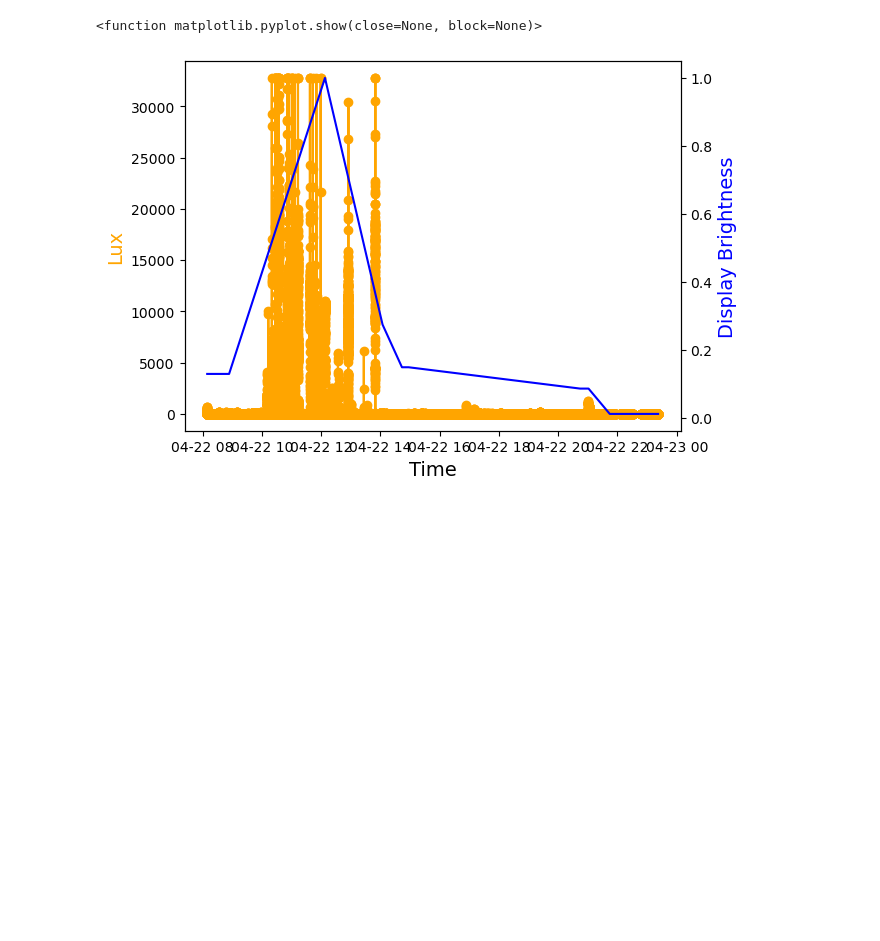
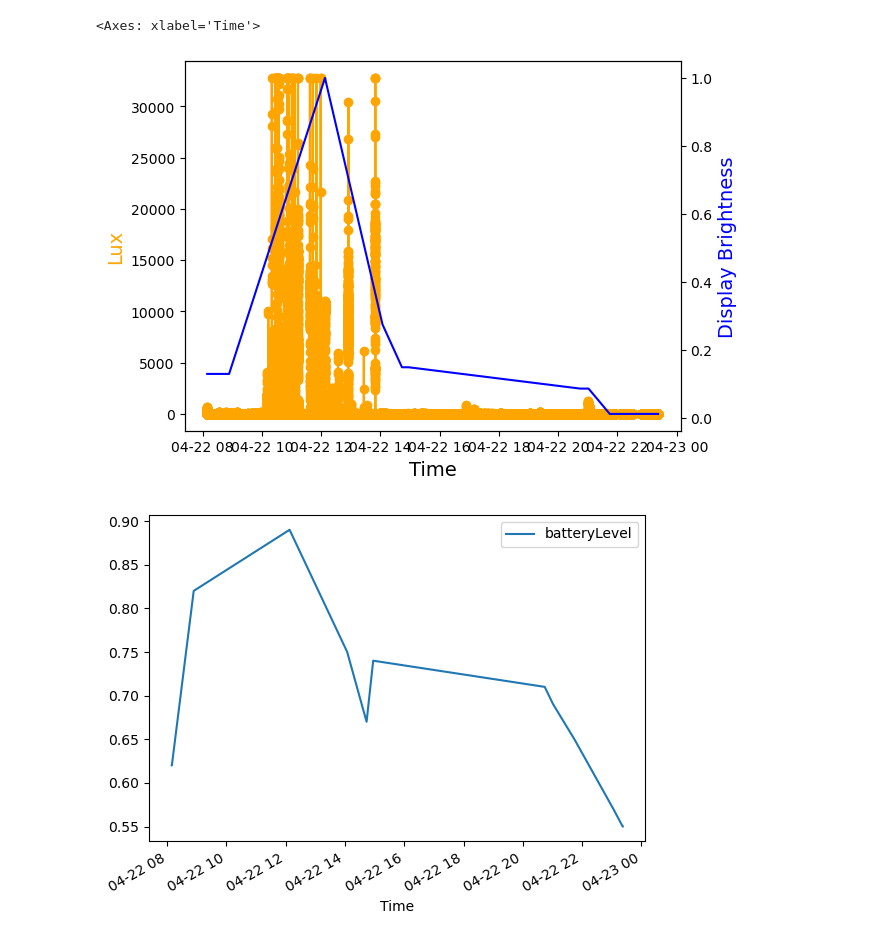
Before and after one commit to AlexeiMari/ML4B-2023, a Jupyter notebook: JupyterNotebooks/LightBrightnessDisplay Test.ipynb, the cells around one changed output. Cells and saved outputs as stored; diff of their text form; code cells hidden in the pictures; blank space fills up the shorter version.

```diff
--- a/JupyterNotebooks/LightBrightnessDisplay Test.ipynb
+++ b/JupyterNotebooks/LightBrightnessDisplay Test.ipynb
@@ -44,19 +73,22 @@ datetime.datetime(2023, 4, 22, 8, 9, 31, 295000)
 # %%
 #light.plot(x= "Time", y = "lux")
 #displayB.plot(x = "Time", y = "brightness")
-#battery.plot(x = "Time", y = "batteryLevel")
+
 
 fig = plt.subplot()
 ax = plt.subplot()
-ax.plot(light["Time"], light["lux"], color = "orange", marker = "o")
+ax.plot(light["Readable_Time"], light["lux"], color = "orange", marker = "o")
 ax.set_xlabel("Time", fontsize = 14)
 ax.set_ylabel("Lux", color = "orange", fontsize = 14)
 
 ax2 = ax.twinx()
-ax2.plot(displayB["Time"], displayB["brightness"], color = "blue")
+ax2.plot(displayB["Readable_Time"], displayB["brightness"], color = "blue")
 ax2.set_ylabel("Display Brightness", color = "blue", fontsize = 14)
 
 plt.show
+
+battery.plot(x = "Time", y = "batteryLevel")
 # %% [output]
-<function matplotlib.pyplot.show(close=None, block=None)>
+<Axes: xlabel='Time'>
 [figure]
+[figure, added]
```
Also changed, not shown: parts of 1 cell of this notebook.
